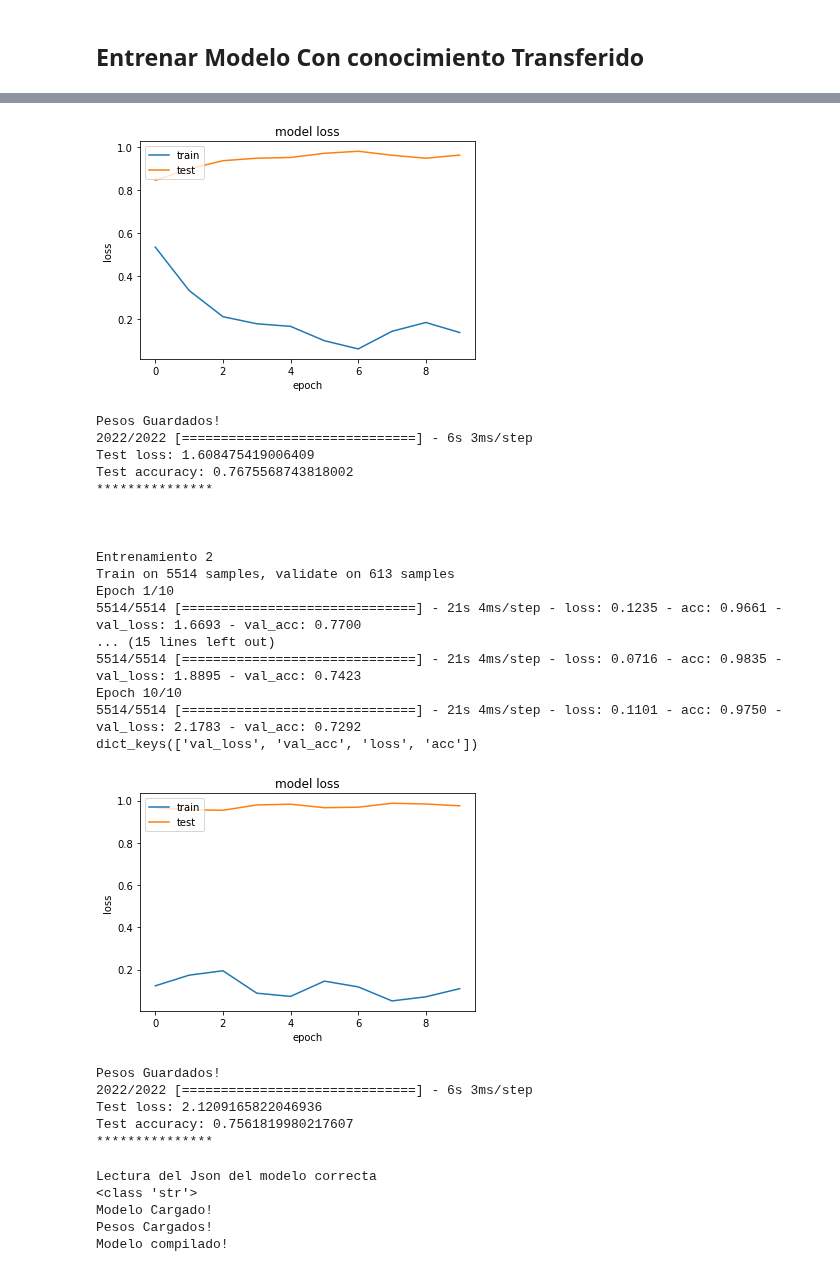
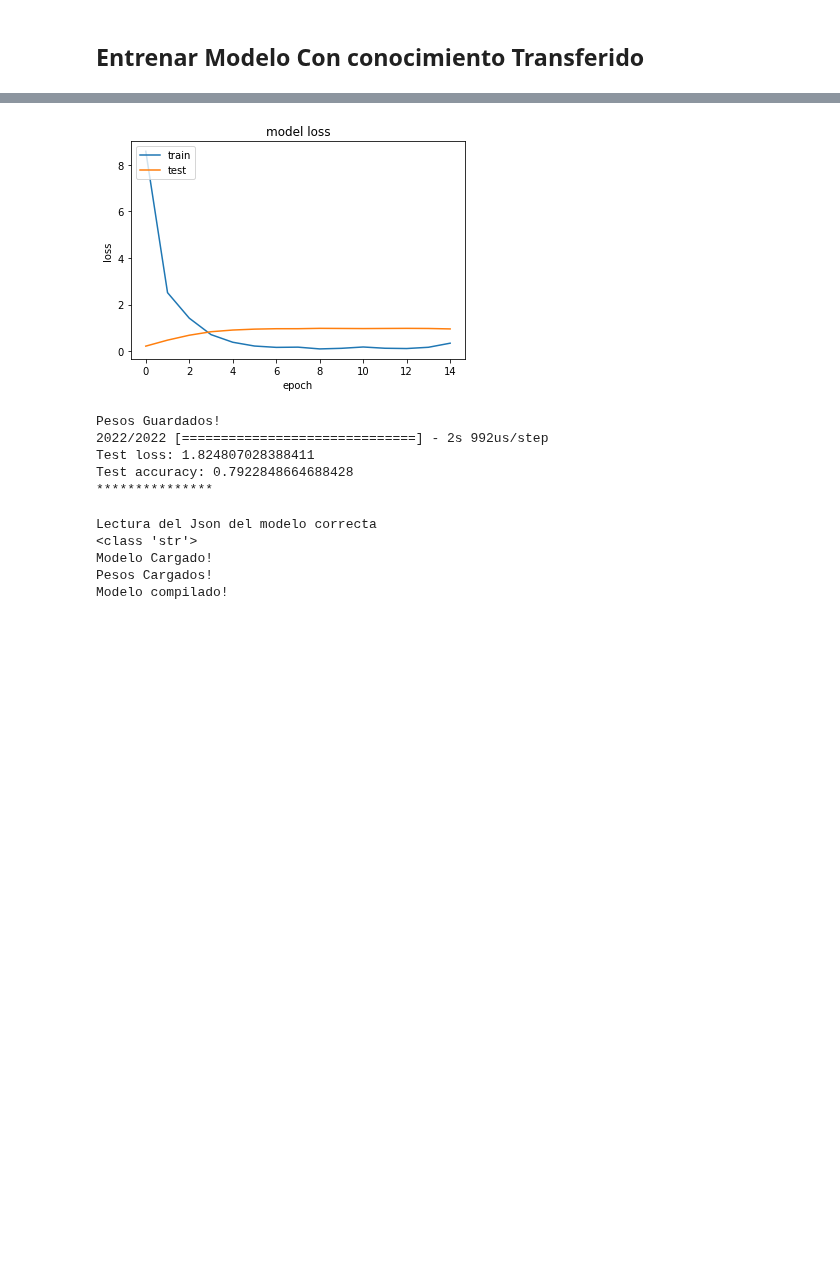
Before and after one commit to wisrovi/RedesNeuronales, a Jupyter notebook: 07MAIR-WilliamSteveRodriguezVillamizar.ipynb, the cells around one changed output, grey strips where cells are left out. Drawn from its saved outputs; the diff is of its cells as text; code cells hidden in the pictures; blank space fills up the shorter version.

```diff
--- a/07MAIR-WilliamSteveRodriguezVillamizar.ipynb
+++ b/07MAIR-WilliamSteveRodriguezVillamizar.ipynb
@@ -389,7 +391,7 @@ if congelarTodoModeloImagenet:
   conv_base.trainable = False
 else:
   # Freeze the layers except the last 4 layers
-  cantidadCapasFinalesDescongelar = 4
+  cantidadCapasFinalesDescongelar = 5
   for layer in conv_base.layers[:-cantidadCapasFinalesDescongelar]:
       layer.trainable = False
       pass
@@ -426,9 +428,23 @@ modeloTrasnferenciaConocimiento = ModeloExterno(nombreModelo="transfer-wisrovi",
 pre_trained_model = models.Sequential()
 pre_trained_model.add(conv_base)
 
+pre_trained_model.add(Dropout(0.25)) #apagar un 25% de manera aleatoria para reducir la cantidad de parametros
+
+
+pre_trained_model.add(
+    Conv2D(32,
+           kernel_size=(3, 3),
+           activation='relu',
+           padding='same',
+           input_shape=(128,128,3)
+           )
+    )
+
 #para aplanar todas las capas
 #esto se hace debido a que el modelo de VG16 nos da 4 dimensiones de salida, y con esto reducimos las dimensiones a dos: numero datos, numero clases
 pre_trained_model.add(Flatten())
+
+pre_trained_model.add(Dropout(0.25)) #apagar un 25% de manera aleatoria para reducir la cantidad de parametros
 
 # conectarlo a nueva parte densa
 # Genero la capa final con la cantidad de neuronas segun la cantidad de opciones de clasificacion
@@ -465,10 +483,10 @@ True
 #Entreno el modelo
 
 #Al final de cada entrenamiento guardo los mejores pesos
-numeroEntrenamientos = 2
+numeroEntrenamientos = 1
 
 #ciclos en los cuales evaluo los datos de entrenamiento para hallar los mejores pesos
-numeroEpocas = 10
+numeroEpocas = 15
 
 #ver datos entrenamiento
 print("Int: ", train_X.shape)
@@ -515,28 +533,10 @@ Epoch 10/10
 dict_keys(['val_loss', 'val_acc', 'loss', 'acc'])
-[figure, old version]
+[figure, new version]
 Pesos Guardados!
-2022/2022 [==============================] - 6s 3ms/step
-Test loss: 1.608475419006409
-Test accuracy: 0.7675568743818002
+2022/2022 [==============================] - 2s 992us/step
+Test loss: 1.824807028388411
+Test accuracy: 0.7922848664688428
 ***************
-
-
-
-Entrenamiento 2
-Train on 5514 samples, validate on 613 samples
-Epoch 1/10
-5514/5514 [==============================] - 21s 4ms/step - loss: 0.1235 - acc: 0.9661 - val_loss: 1.6693 - val_acc: 0.7700
-... (15 lines left out)
-5514/5514 [==============================] - 21s 4ms/step - loss: 0.0716 - acc: 0.9835 - val_loss: 1.8895 - val_acc: 0.7423
-Epoch 10/10
-5514/5514 [==============================] - 21s 4ms/step - loss: 0.1101 - acc: 0.9750 - val_loss: 2.1783 - val_acc: 0.7292
-dict_keys(['val_loss', 'val_acc', 'loss', 'acc'])
-[figure, removed]
-Pesos Guardados!
-2022/2022 [==============================] - 6s 3ms/step
-Test loss: 2.1209165822046936
-Test accuracy: 0.7561819980217607
-***************
 # %%
 modeloCargadoTransferenciaConocimiento = modeloTrasnferenciaConocimiento.CargarModeloGuardado(True)
 # %% [output]
```
Also changed, not shown: parts of 10 cells of this notebook.
